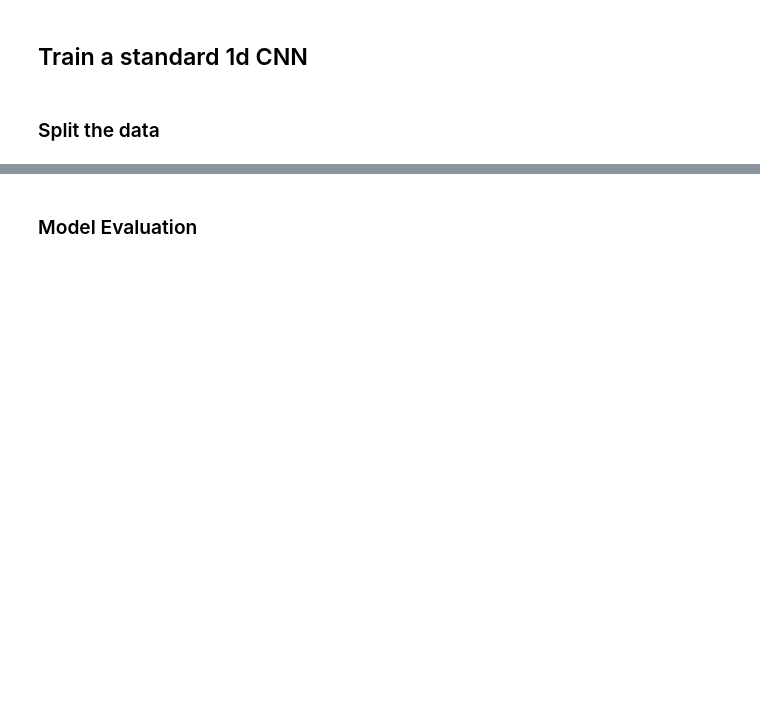
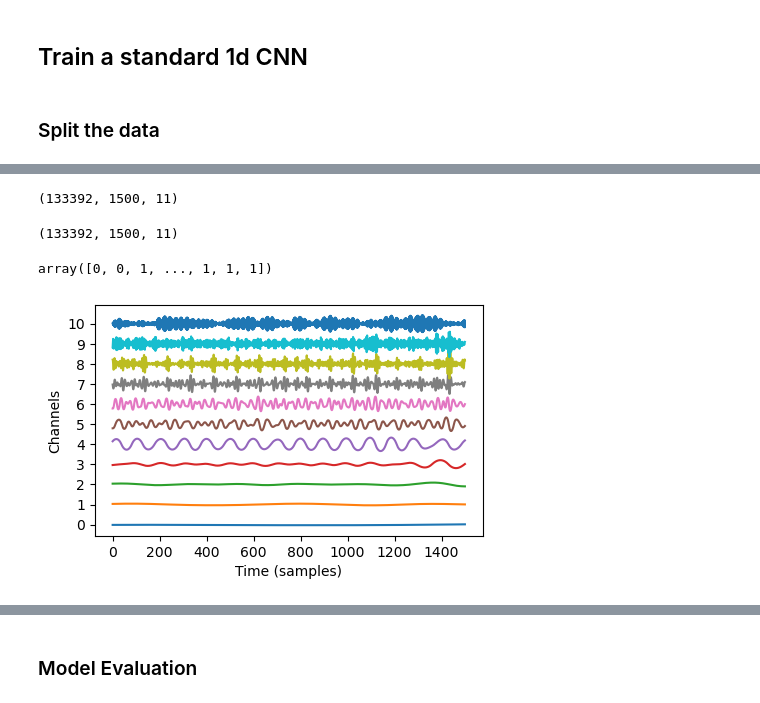
Before and after one commit to ResmedMichaelB/deepdive23, a Jupyter notebook: new_ml_approach/examples/position_clf.ipynb, the cells around one changed output, grey strips where cells are left out. Cells and saved outputs as stored; diff of their text form; code cells hidden in the pictures; blank space fills up the shorter version.

```diff
--- a/new_ml_approach/examples/position_clf.ipynb
+++ b/new_ml_approach/examples/position_clf.ipynb
@@ -177,0 +349,16 @@ INFO:tensorflow:Assets written to: C:\Users\MichaelB9\Git\deepdive23\new_ml_appr
+# %%
+X_train.shape
+# %% [output]
+(133392, 1500, 11)
+# %%
+X_train.shape
+# %% [output]
+(133392, 1500, 11)
+# %%
+y_train
+# %% [output]
+array([0, 0, 1, ..., 1, 1, 1])
+# %%
+plot_oct(X_train[30,:,:].T)
+# %% [output]
+[figure, added]
```
Also changed, not shown: parts of 21 cells of this notebook, 17 other files.
